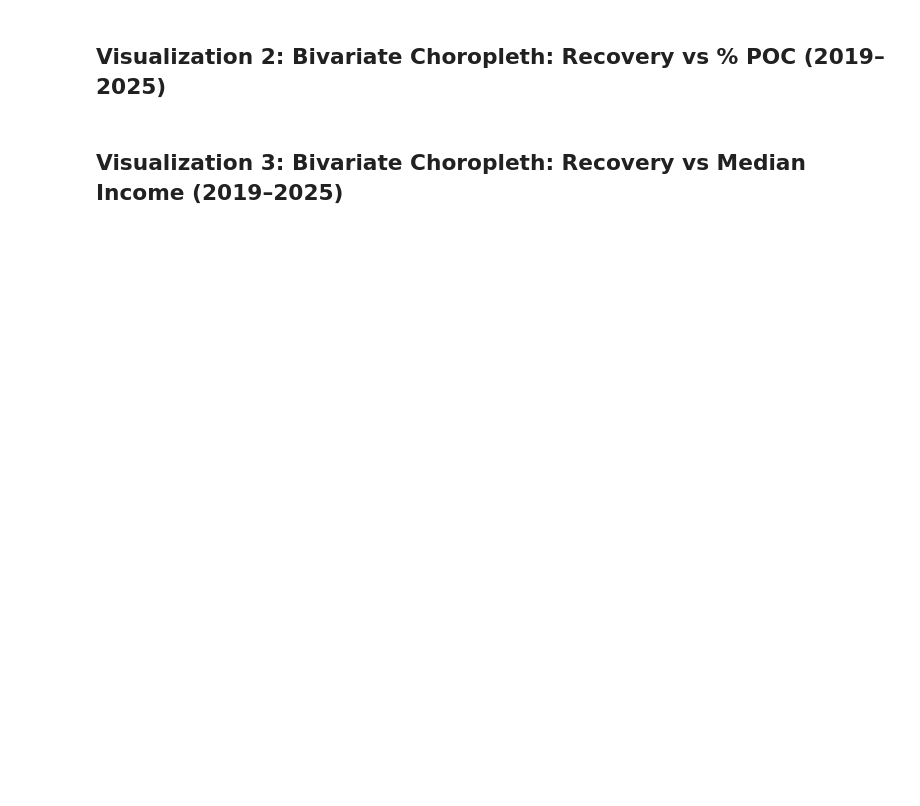
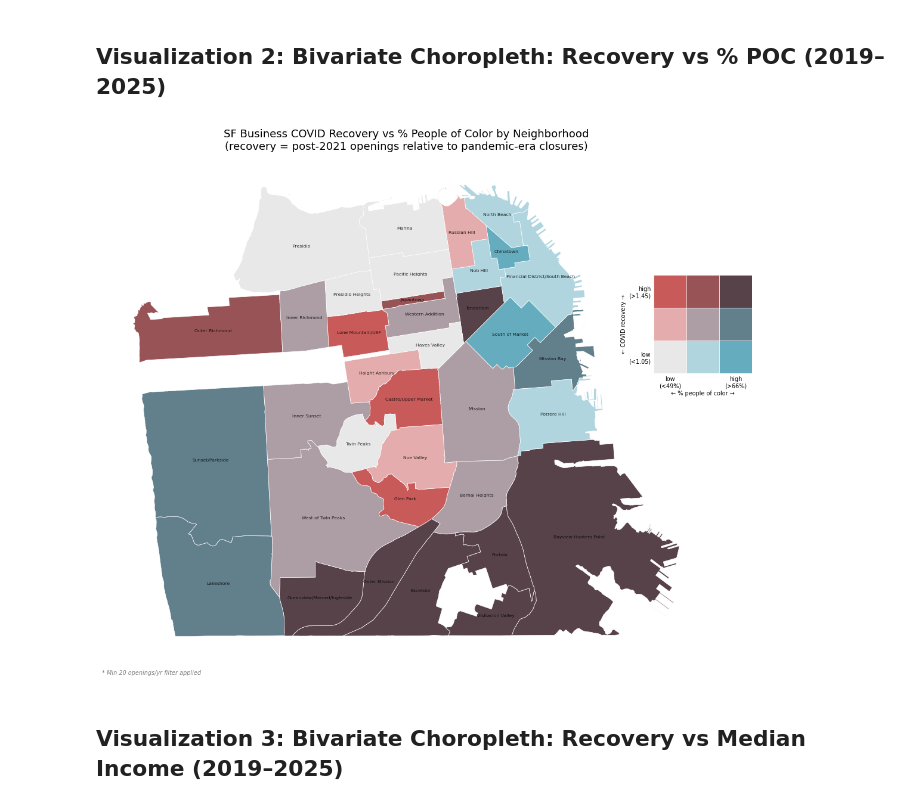
Before and after one commit to seanflannelly/SF-Businesses-Openings-Closings, a Jupyter notebook: notebooks/visualizations/04_visualizations_nbhd_demographics.ipynb, the cells around one changed output. Drawn from its saved outputs; the diff is of its cells as text; code cells hidden in the pictures; blank space fills up the shorter version.

Commit message:
exported to outputs

```diff
--- a/notebooks/visualizations/04_visualizations_nbhd_demographics.ipynb
+++ b/notebooks/visualizations/04_visualizations_nbhd_demographics.ipynb
@@ -266,34 +296,36 @@ legend_ax.set_yticklabels(
         "",
         f"high\n(>{recovery_breaks[1]})"
     ],
     fontsize=7
 )
 
 legend_ax.set_xlabel("← % people of color →", fontsize=7, labelpad=2)
 legend_ax.set_ylabel("← COVID recovery →", fontsize=7, labelpad=2)
 
 legend_ax.tick_params(length=0)
 
 for spine in legend_ax.spines.values():
     spine.set_visible(False)
 
 
 fig.text(
     0.12,
     0.09,
     "* Min 20 openings/yr filter applied",
     fontsize=7,
     color="gray",
     style="italic"
 )
 
 plt.savefig(
-    "neighborhood_bivariate_poc_choropleth.png",
+    "../../outputs/neighborhood_bivariate_poc_choropleth.png",
     dpi=150,
     bbox_inches="tight"
 )
 
 plt.show()
+# %% [output]
+[figure, added]
 # %% [markdown]
 ## Visualization 3: Bivariate Choropleth: Recovery vs Median Income (2019–2025)
 # %%
```
Also changed, not shown: parts of 7 cells of this notebook, 4 other files.
